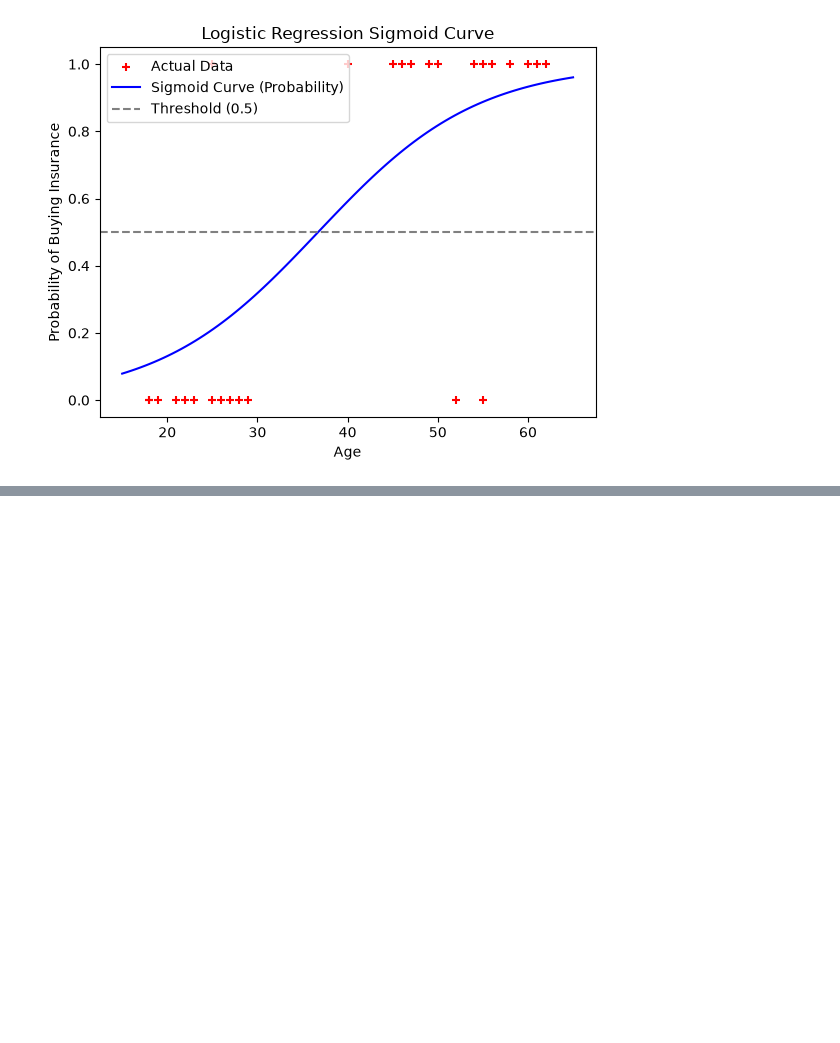
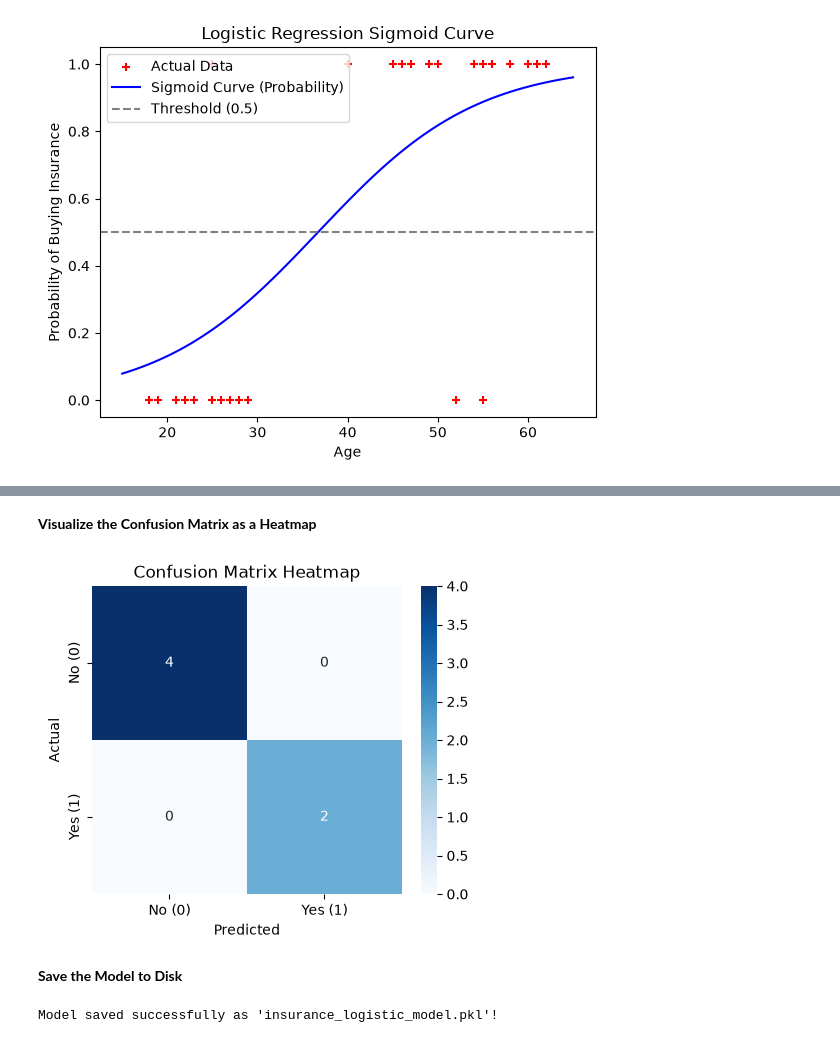
Before and after one commit to yirgazd21/Machine-Learning, a Jupyter notebook: logistic_regresion/binary_classfication/binary.ipynb, the cells around one changed output, grey strips where cells are left out. Saved outputs shown, nothing was run; the diff lists cells and outputs as text; code cells hidden in the pictures; blank space fills up the shorter version.

Commit message:
feat: add binary classification notebook and trained logistic regression model

```diff
--- a/logistic_regresion/binary_classfication/binary.ipynb
+++ b/logistic_regresion/binary_classfication/binary.ipynb
@@ -209,0 +212,11 @@ plt.show()
+# %%
+from sklearn.metrics import confusion_matrix, classification_report
+
+# 1. Generate Confusion Matrix
+cm = confusion_matrix(y_test, y_predicted)
+print("Confusion Matrix:")
+print(cm)
+
+# 2. Detailed metrics (Precision, Recall, F1-score)
+print("\nClassification Report:")
+print(classification_report(y_test, y_predicted))
@@ -209,0 +237,25 @@ plt.show()
+# %% [markdown]
+**Visualize the Confusion Matrix as a Heatmap**
+# %%
+import seaborn as sns
+
+plt.figure(figsize=(5, 4))
+sns.heatmap(cm, annot=True, fmt='d', cmap='Blues',
+            xticklabels=['No (0)', 'Yes (1)'],
+            yticklabels=['No (0)', 'Yes (1)'])
+plt.xlabel('Predicted')
+plt.ylabel('Actual')
+plt.title('Confusion Matrix Heatmap')
+plt.show()
+# %% [output]
+[figure, added]
+# %% [markdown]
+**Save the Model to Disk**
+# %%
+import joblib
+
+# Save the trained model to a file
+joblib.dump(model, 'insurance_logistic_model.pkl')
+print("Model saved successfully as 'insurance_logistic_model.pkl'!")
+# %% [output]
+Model saved successfully as 'insurance_logistic_model.pkl'!
```
Also changed, not shown: parts of 2 cells of this notebook, 2 other files.
